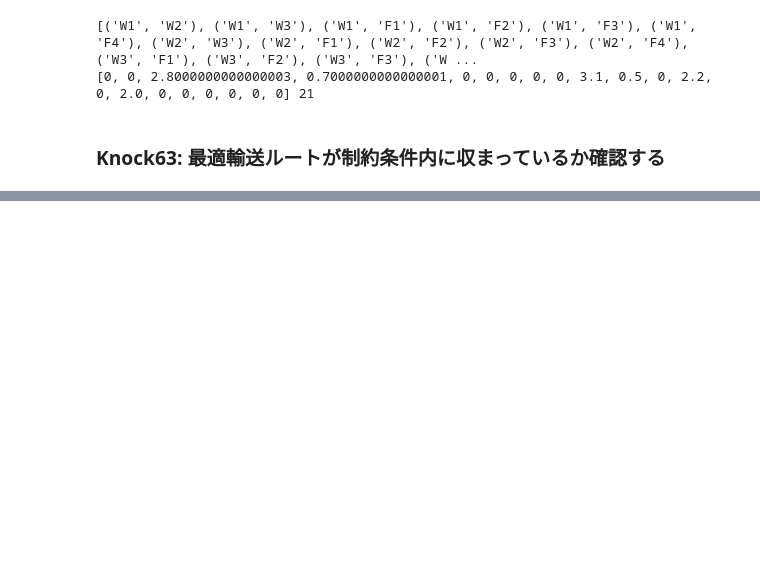
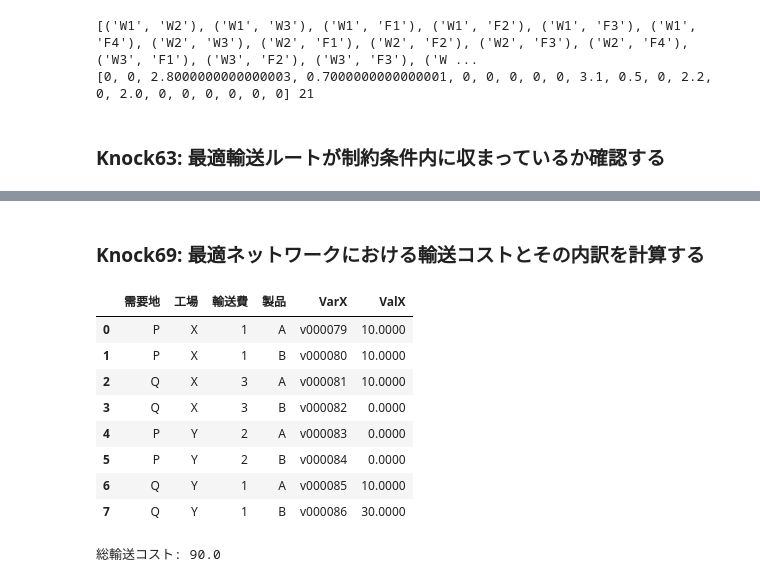
Before and after one commit to ginmaruGH/python-practical-data-analysis-100knocks, a Jupyter notebook: ch07/ch-7.ipynb, the cells around one changed output, grey strips where cells are left out. Drawn from its saved outputs; the diff is of its cells as text; code cells hidden in the pictures; blank space fills up the shorter version.

```diff
--- a/ch07/ch-7.ipynb
+++ b/ch07/ch-7.ipynb
@@ -237,0 +395,8 @@ print(edge_weights, len(edge_weights))
+# %%
+# 制約条件の定義
+for i in range(len(df_material.columns)):
+    m += lpSum(
+        df_material.iloc[j, i] * v1[j] for j in range(len(df_profit))
+    ) <= df_stock.iloc[:, i]
+
+print(m)
@@ -237,0 +451,7 @@ print(edge_weights, len(edge_weights))
+# %%
+
+for k, x in v1.items():
+    print(value(x))
+    df_plan_sol.iloc[k] = value(x)
+
+display(df_plan_sol)
@@ -237,0 +569,22 @@ print(edge_weights, len(edge_weights))
+# %% [markdown]
+### Knock69: 最適ネットワークにおける輸送コストとその内訳を計算する
+# %%
+# 輸送コストの計算
+
+display(shipping_cost_table2)
+trans_cost = 0
+for i in range(len(shipping_cost_table2.index)):
+    trans_cost += shipping_cost_table2["輸送費"].iloc[i] * shipping_cost_table2["ValX"].iloc[i]
+
+print(f"総輸送コスト: {trans_cost}")
+# %% [output]
+|  | 需要地 | 工場 | 輸送費 | 製品 | VarX | ValX |
+| 0 | P | X | 1 | A | v000079 | 10.0000 |
+| 1 | P | X | 1 | B | v000080 | 10.0000 |
+| 2 | Q | X | 3 | A | v000081 | 10.0000 |
+| 3 | Q | X | 3 | B | v000082 | 0.0000 |
+| 4 | P | Y | 2 | A | v000083 | 0.0000 |
+| 5 | P | Y | 2 | B | v000084 | 0.0000 |
+| 6 | Q | Y | 1 | A | v000085 | 10.0000 |
+| 7 | Q | Y | 1 | B | v000086 | 30.0000 |
+総輸送コスト: 90.0
```
Also changed, not shown: parts of 29 cells of this notebook.
